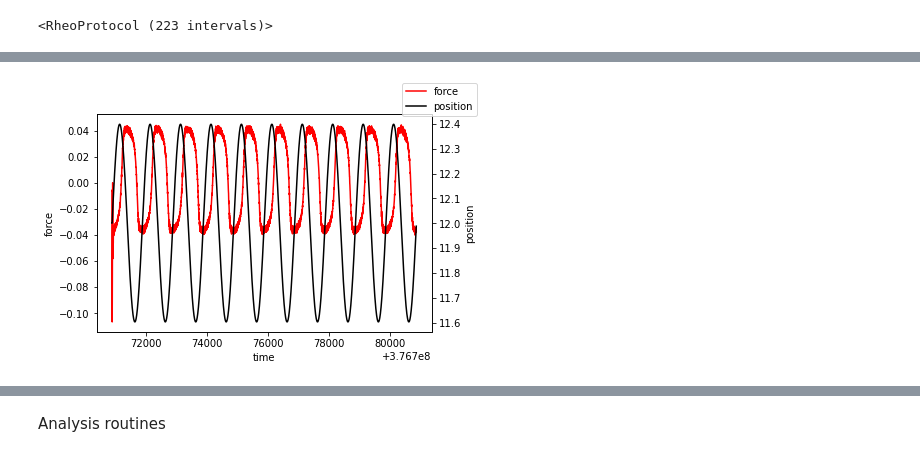
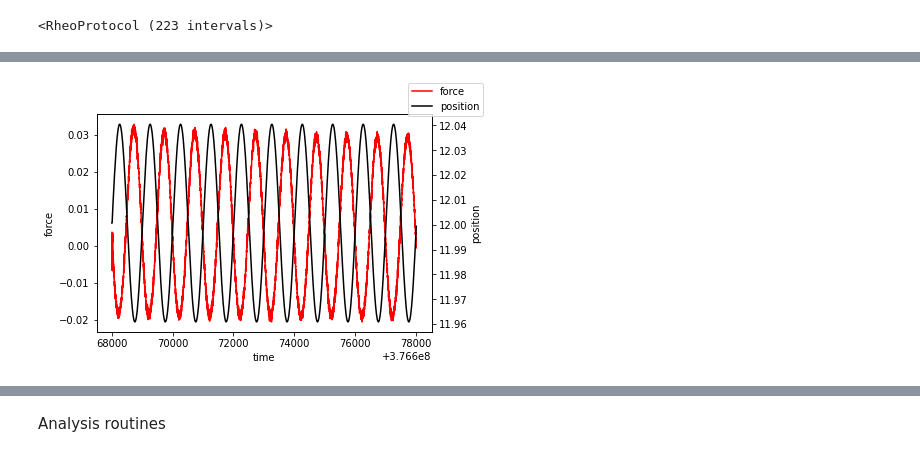
Before and after one commit to steaime/RheoShearCell_postproc, a Jupyter notebook: DataAnalysis_250512.ipynb, the cells around one changed output, grey strips where cells are left out. Cells and saved outputs as stored; diff of their text form; code cells hidden in the pictures.

```diff
--- a/DataAnalysis_250512.ipynb
+++ b/DataAnalysis_250512.ipynb
@@ -70,14 +74,14 @@ rheo_explog
 # %%
-fidx = 50
+fidx = 40
 int_time, int_pos, int_force = iof.ReadRheoData(list_names[fidx], usecols=(1, 5, 6), unpack=True)
 if int_pos is not None:
     fig, ax = plt.subplots()
     ax.plot(int_time, int_force, 'r-', label='force')
     ax.set_xlabel('time')
     ax.set_ylabel('force')
     ax2 = ax.twinx()
     ax2.plot(int_time, int_pos, 'k-', label='position')
     ax2.set_ylabel('position')
     fig.legend()
 # %% [output]
-[figure, old version]
+[figure, new version]
```
Also changed, not shown: parts of 39 cells of this notebook, 7 other files.
